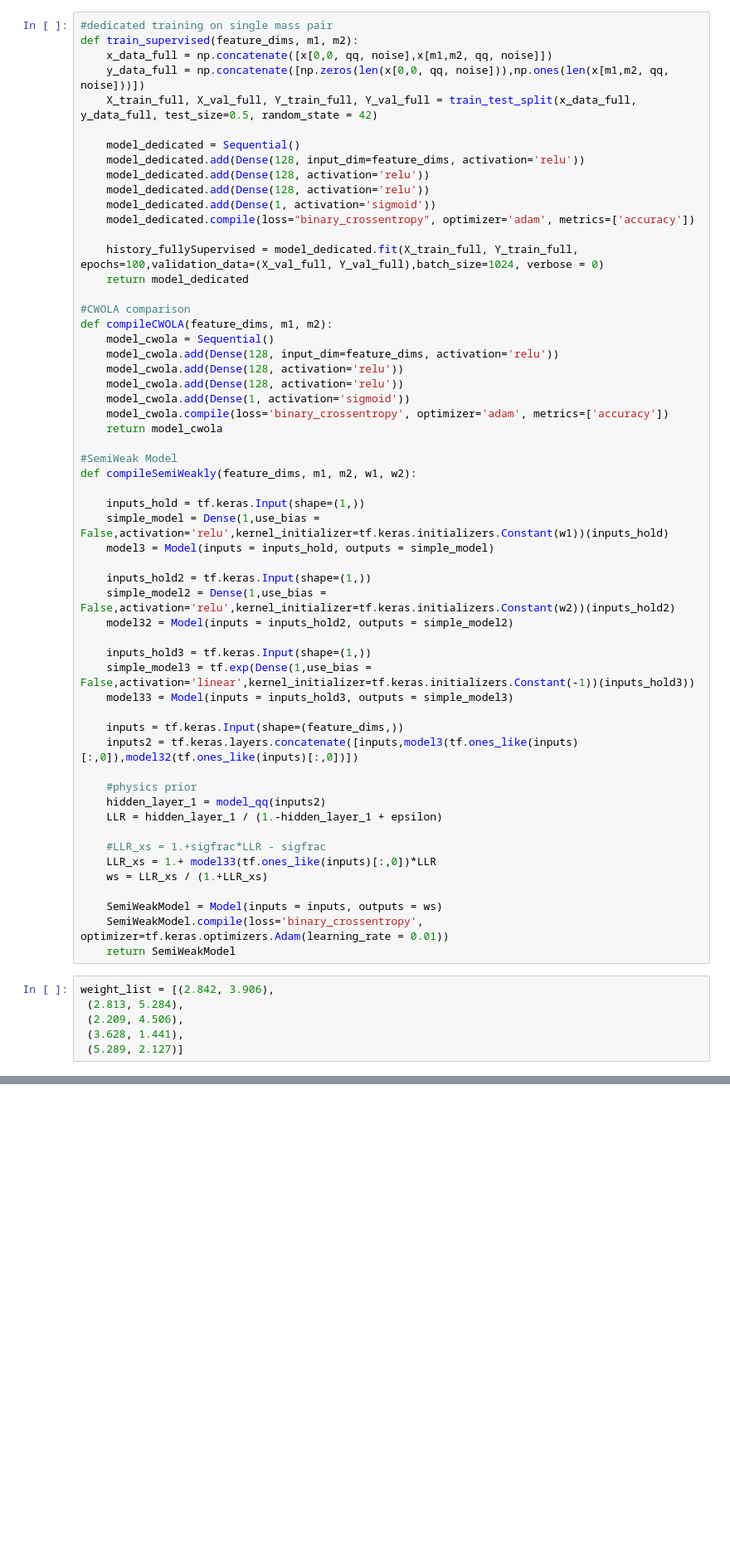
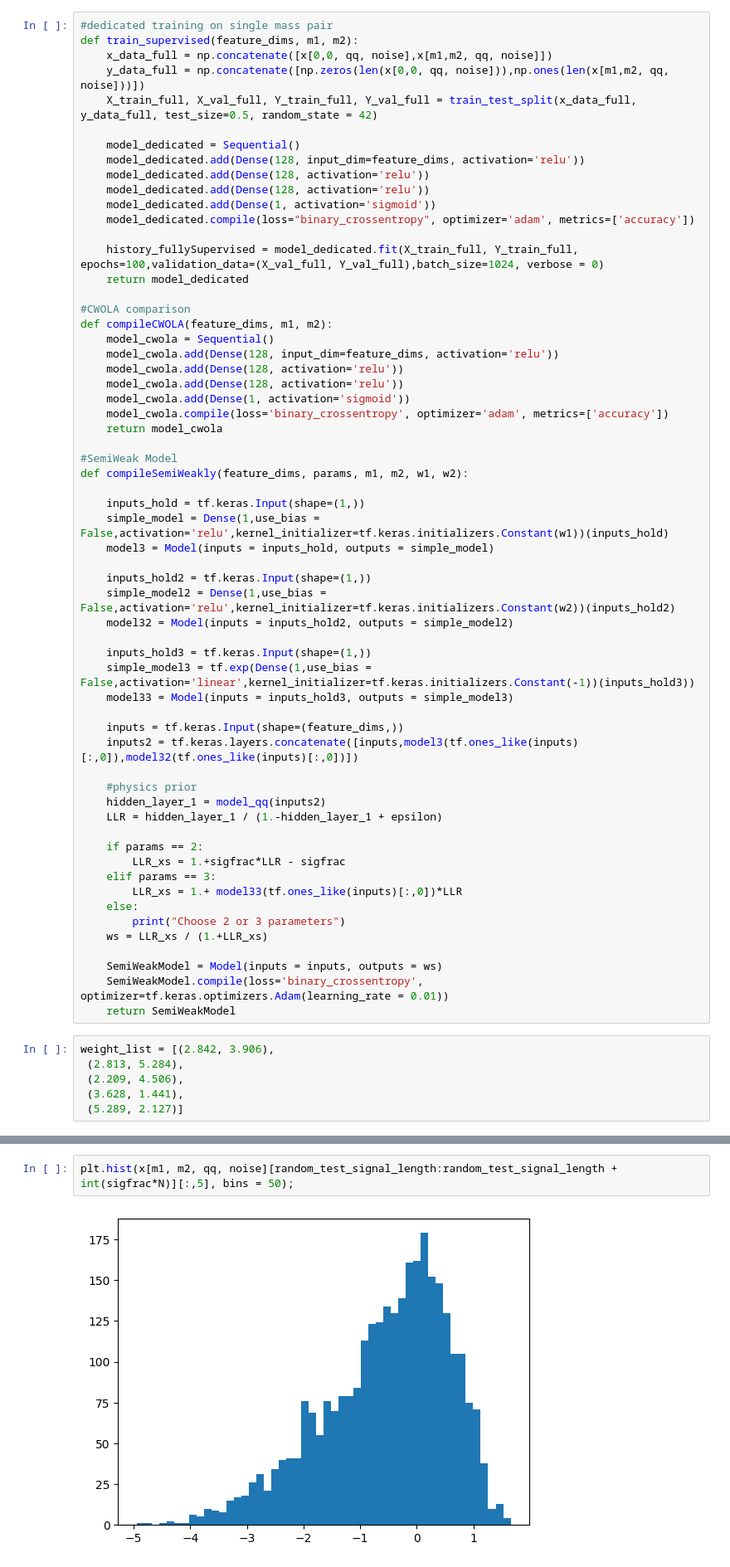
Before and after one commit to GitGup/SemiWeaklySupervised, a Jupyter notebook: SemiWeakly6Features.ipynb, the cells around one changed output, grey strips where cells are left out. Shown at 83% size. Drawn from its saved outputs; the diff is of its cells as text; blank space fills up the shorter version.

```diff
--- a/SemiWeakly6Features.ipynb
+++ b/SemiWeakly6Features.ipynb
@@ -695,7 +698,7 @@ def compileCWOLA(feature_dims, m1, m2):
     return model_cwola
 
 #SemiWeak Model
-def compileSemiWeakly(feature_dims, m1, m2, w1, w2):
+def compileSemiWeakly(feature_dims, params, m1, m2, w1, w2):
 
     inputs_hold = tf.keras.Input(shape=(1,))
     simple_model = Dense(1,use_bias = False,activation='relu',kernel_initializer=tf.keras.initializers.Constant(w1))(inputs_hold)
@@ -716,8 +719,12 @@ def compileSemiWeakly(feature_dims, m1, m2, w1, w2):
     hidden_layer_1 = model_qq(inputs2)
     LLR = hidden_layer_1 / (1.-hidden_layer_1 + epsilon)
 
-    #LLR_xs = 1.+sigfrac*LLR - sigfrac
-    LLR_xs = 1.+ model33(tf.ones_like(inputs)[:,0])*LLR
+    if params == 2:
+        LLR_xs = 1.+sigfrac*LLR - sigfrac
+    elif params == 3:
+        LLR_xs = 1.+ model33(tf.ones_like(inputs)[:,0])*LLR
+    else:
+        print("Choose 2 or 3 parameters")
     ws = LLR_xs / (1.+LLR_xs)
 
     SemiWeakModel = Model(inputs = inputs, outputs = ws)
@@ -1047,0 +1014,4 @@ plt.show()
+# %%
+plt.hist(x[m1, m2, qq, noise][random_test_signal_length:random_test_signal_length + int(sigfrac*N)][:,5], bins = 50);
+# %% [output]
+[figure, added]
```
Also changed, not shown: parts of 13 cells of this notebook.
